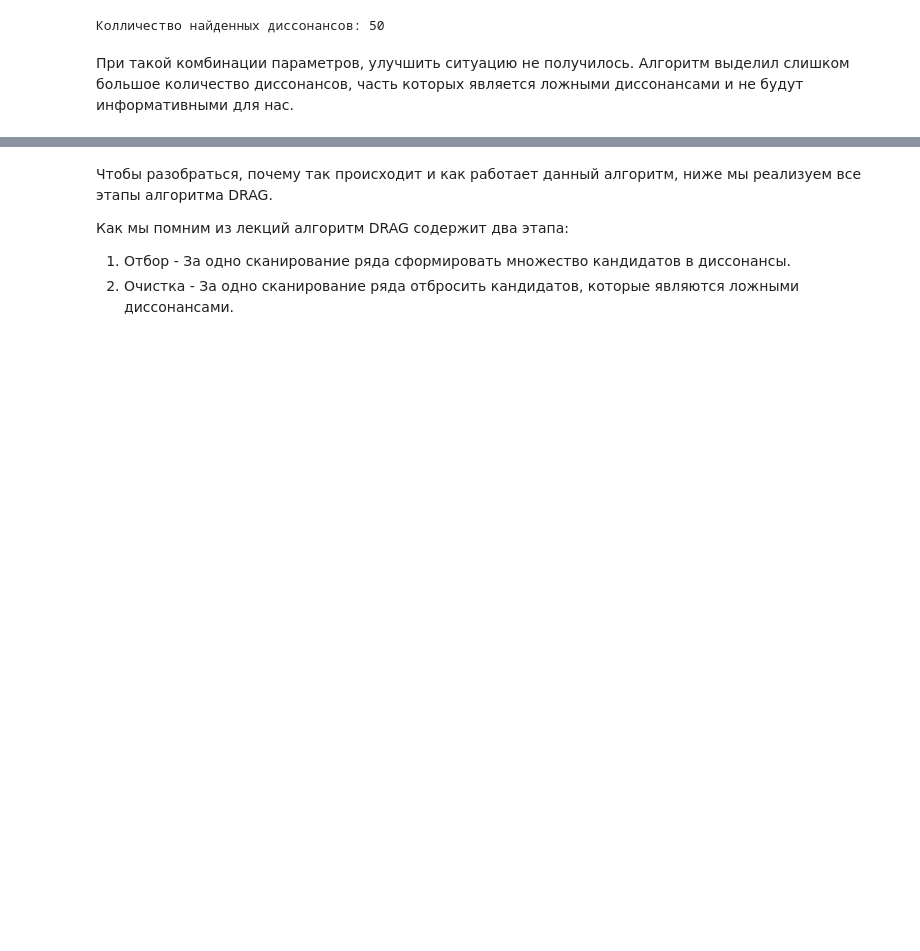
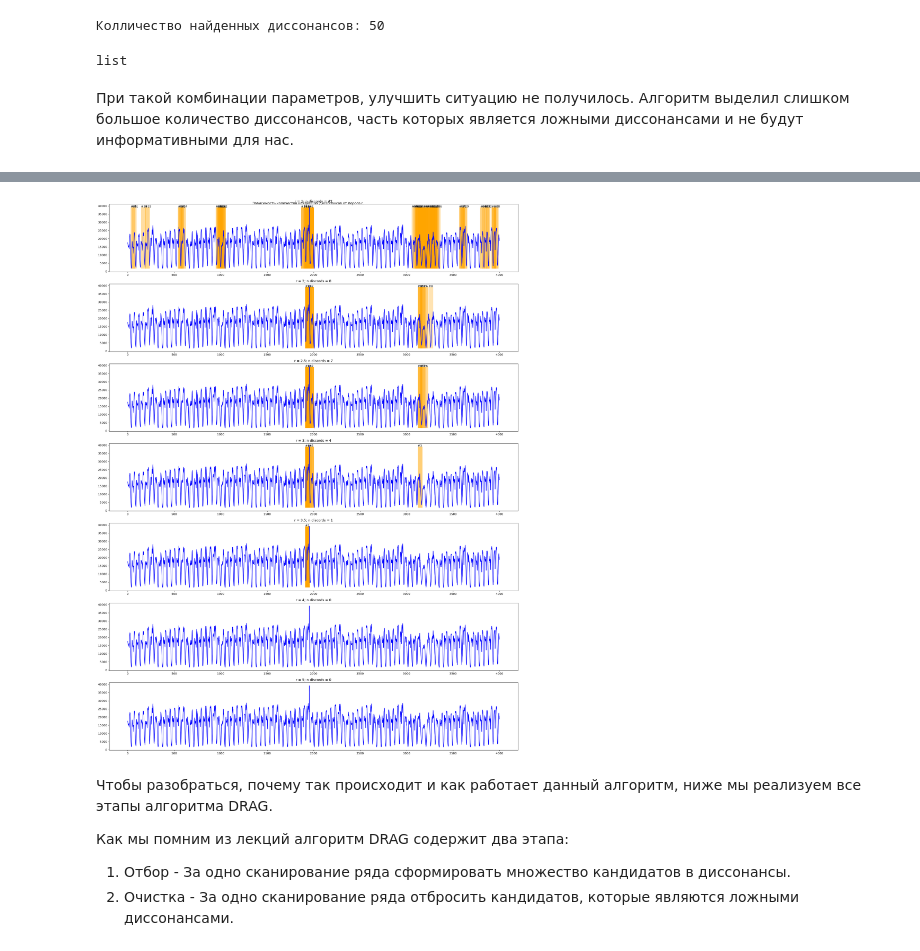
Before and after one commit to SconeScone/2026_Belonogova_TimeSeriesCourse, a Jupyter notebook: practice/03 Discords/03 Discords.ipynb, the cells around one changed output, grey strips where cells are left out. Saved outputs shown, nothing was run; the diff lists cells and outputs as text; code cells hidden in the pictures; blank space fills up the shorter version.

```diff
--- a/practice/03 Discords/03 Discords.ipynb
+++ b/practice/03 Discords/03 Discords.ipynb
@@ -55,7 +57,7 @@ num_discords = 5
 from modules.saxpy.discord import find_discords_brute_force
 
 start = time()
-discords_brute_force= np.stack(find_discords_brute_force(data[:], subseq_len, num_discords))
+discords_brute_force= np.stack(find_discords_brute_force(ts[:], subseq_len, num_discords))
 end = time()
 
 times["brute_force"] = end - start
@@ -216,6 +219,9 @@ from modules.drag import find_candidates, DRAG
 Для поиска диссонансов в данной части практической работы мы воспользуемся алгоритмом **DRAG (Discord Range Aware Gathering)**.
 Для начала воспользуемся данным алгоритмом, чтобы найти диссонансы в наборе данных содержащем активность человека.
 # %%
+dataset_dir_path = Path('datasets')
+data_path = dataset_dir_path/'walk_run.txt'
+walk_run = np.loadtxt(data_path)[3000:4000]
 data = walk_run
 # %% [markdown]
 Длину искомого диссонанса, как и для предыдущих алгоритмов, мы установим равно 50 точек.
@@ -236,6 +242,10 @@ idxs, _, _ = DRAG(data, m, r)
 print(f'Колличество найденных диссонансов: {len(idxs)}')
 # %% [output]
 Колличество найденных диссонансов: 50
+# %%
+type(idxs)
+# %% [output]
+list
 # %% [markdown]
 При такой комбинации параметров, улучшить ситуацию не получилось. Алгоритм выделил слишком большое количество диссонансов, часть которых является ложными диссонансами и не будут информативными для нас.
 # %% [markdown]
@@ -246,3 +254,32 @@ print(f'Колличество найденных диссонансов: {len(i
+# %%
+m = 60
+r_vals = (1, 2, 2.5, 3, 3.5, 4, 5)
+
+cols = 1
+rows = len(r_vals)
+fig = plt.figure(figsize=(21, 4 * rows))
+fig.suptitle("Зависимость количества найденных диссонансов от порога r.")
+
+for i, r in enumerate(r_vals):
+    idxs, _, _ = DRAG(nyc_taxi, m, r)
+    ax = fig.add_subplot(rows, cols, i + 1)
+
+    x = np.arange(0, nyc_taxi.shape[0])
+    ub = np.max(nyc_taxi) - 100
+    lb = np.min(nyc_taxi) + 100
+    h = ub - lb
+
+    alpha = np.linspace(1, 0.3, len(idxs))
+    for j, pos in enumerate(idxs):
+        ax.add_patch(Rectangle((pos, lb), m, h, facecolor="orange", alpha=alpha[j]))
+        ax.text(pos, ub + 10, f"#{j + 1}")
+    ax.plot(x, nyc_taxi, c="blue")
+    ax.set_title(f"r = {r}; n discords = {len(idxs)}")
+
+fig.tight_layout()
+plt.show()
+# %% [output]
+[figure, added]
 # %% [markdown]
 Чтобы разобраться, почему так происходит и как работает данный алгоритм, ниже мы реализуем все этапы алгоритма DRAG.
 
```
Also changed, not shown: parts of 22 cells of this notebook, 2 other files.
